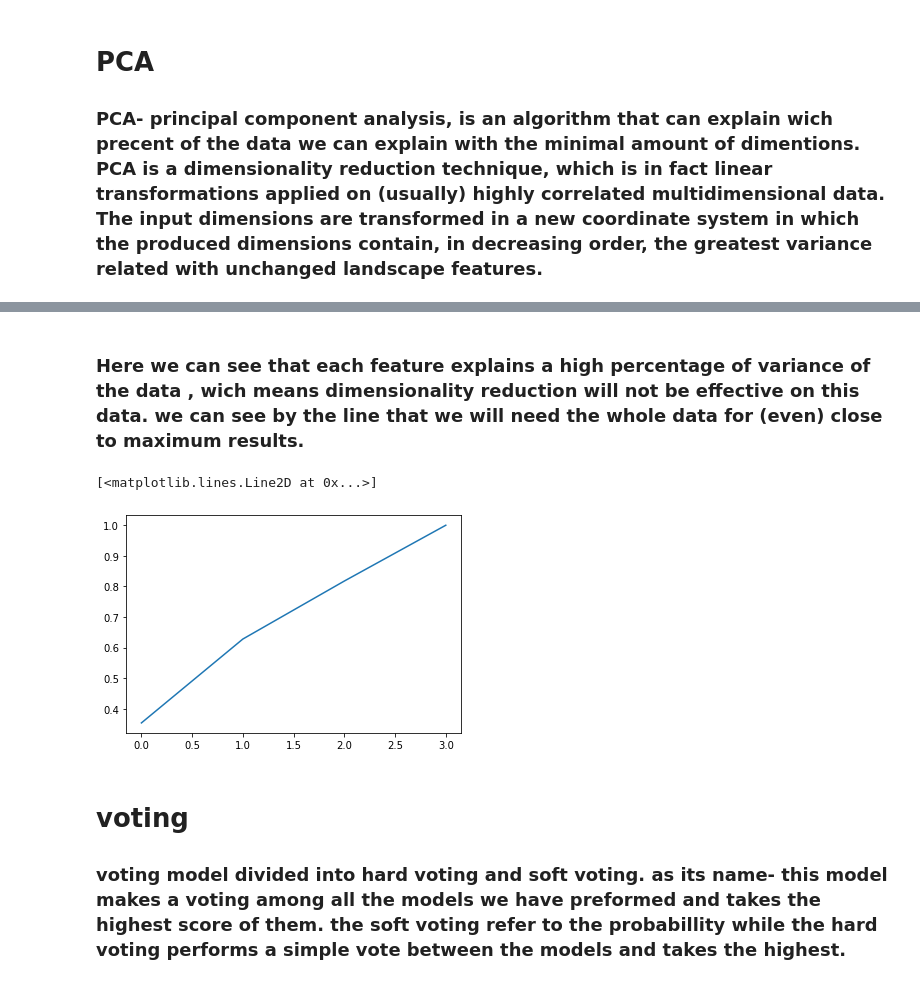
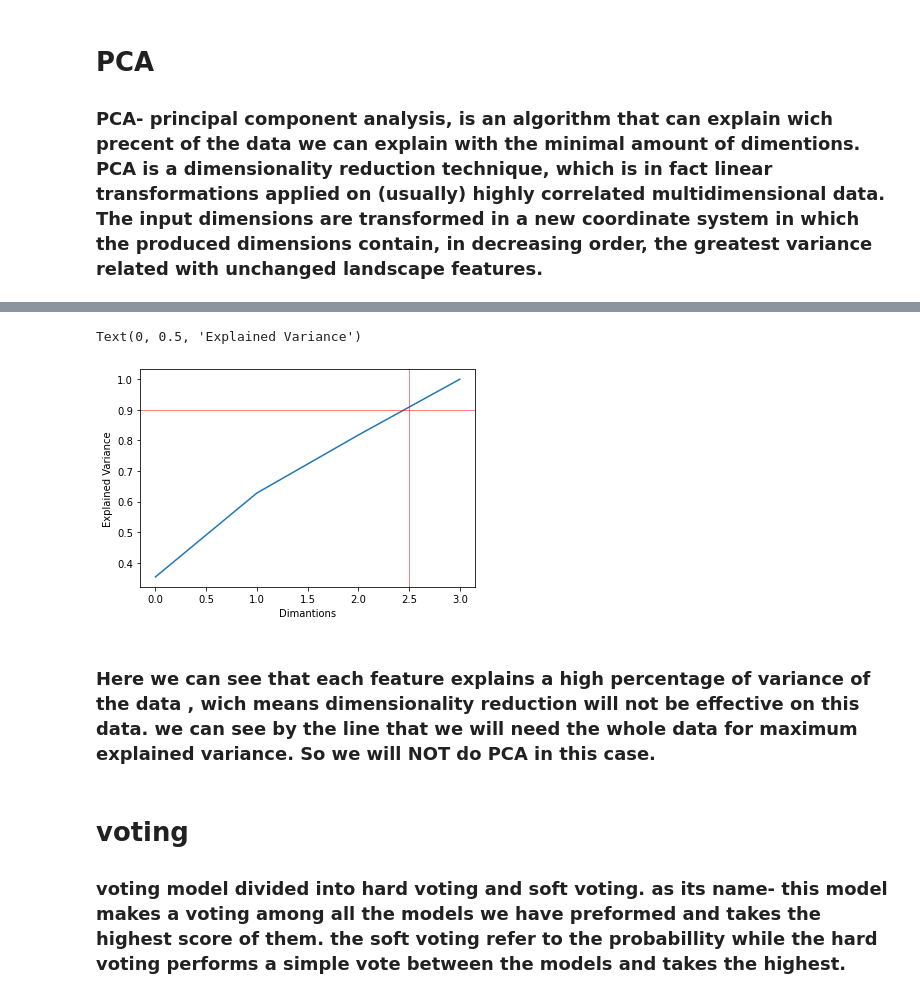
Before and after one commit to diklabirman/Data_Viz_Final_Project, a Jupyter notebook: wine classification (3).ipynb, the cells around one changed output, grey strips where cells are left out. Saved outputs shown, nothing was run; the diff lists cells and outputs as text; code cells hidden in the pictures.

```diff
--- a/wine classification (3).ipynb
+++ b/wine classification (3).ipynb
@@ -617,7 +646,11 @@ cumsum = np.cumsum(pca.explained_variance_ratio_)
+# %%
+plt.plot(cumsum)
+plt.axhline(y=0.9 , linewidth = 0.5 , color = 'r');
+plt.axvline(x=2.5 , linewidth = 0.5 , color = 'r');
+plt.xlabel("Dimantions")
+plt.ylabel("Explained Variance")
+# %% [output]
+Text(0, 0.5, 'Explained Variance')
+[figure, added]
 # %% [markdown]
-### Here we can see that each feature explains a high percentage of variance of the data , wich means dimensionality reduction will not be effective on this data. we can see by the line that we will need the whole data for (even) close to maximum results.
+### Here we can see that each feature explains a high percentage of variance of the data , wich means dimensionality reduction will not be effective on this data. we can see by the line that we will need the whole data for maximum explained variance. So we will NOT do PCA in this case.
-# %%
-plt.plot(cumsum)
-# %% [output]
-[<matplotlib.lines.Line2D at 0x...>]
-[figure, removed]
```
Also changed, not shown: parts of 26 cells of this notebook.
